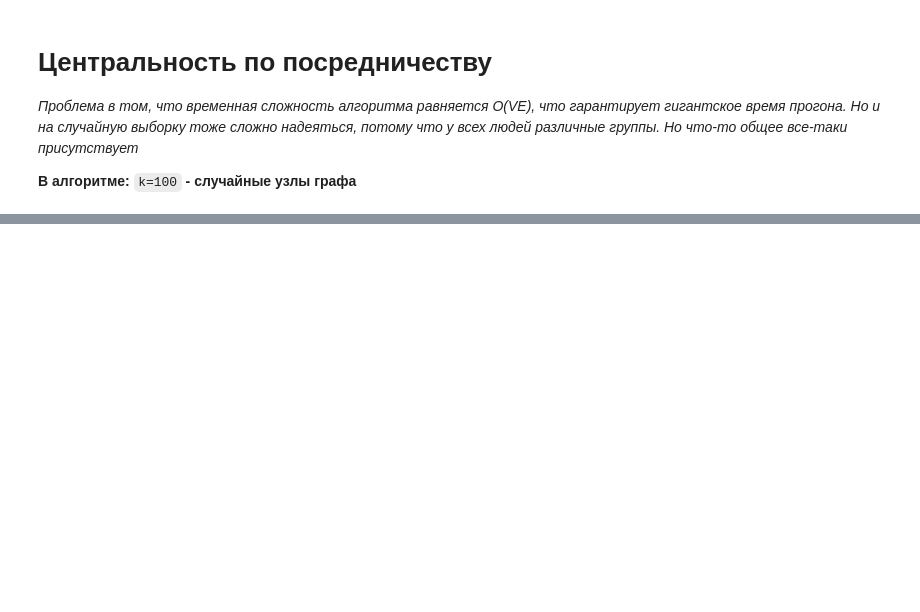
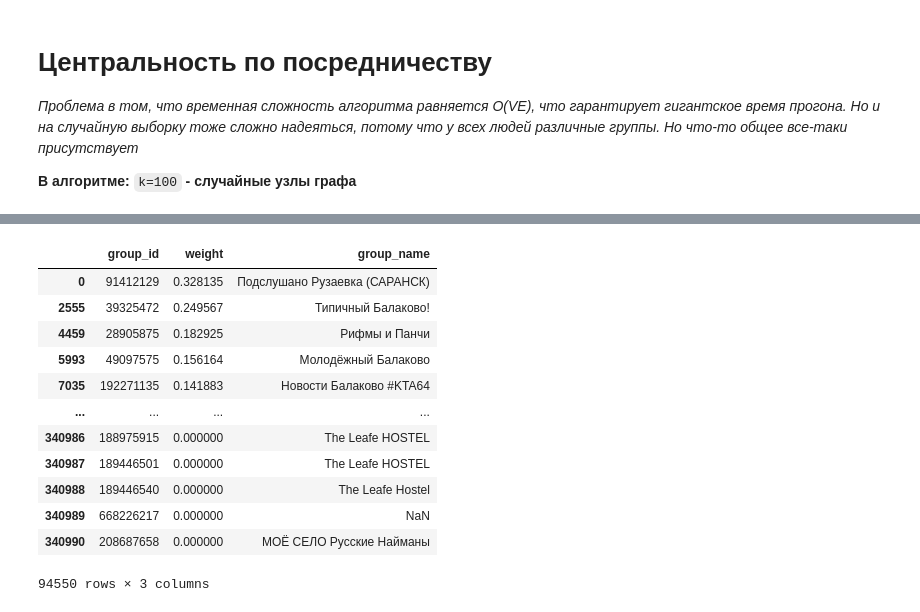
Before and after one commit to Dmitryq/ist, a Jupyter notebook: 2pr/vk_api_df.ipynb, the cells around one changed output, grey strips where cells are left out. Drawn from its saved outputs; the diff is of its cells as text; code cells hidden in the pictures; blank space fills up the shorter version.

```diff
--- a/2pr/vk_api_df.ipynb
+++ b/2pr/vk_api_df.ipynb
@@ -142,3 +155,3 @@ result_df.drop_duplicates()
 # %%
 # Центральность по собственному вектору
-eigenvector_centrality = sorted(list(nx.eigenvector_centrality_numpy(G1).items()), key=lambda i: i[1], reverse=True)
+eigenvector_centrality = sorted(list(nx.eigenvector_centrality(G1, max_iter=600).items()), key=lambda i: i[1], reverse=True)
@@ -151,0 +179,16 @@ KeyboardInterrupt:
+# %%
+map_df(eigenvector_centrality).drop_duplicates()
+# %% [output]
+|  | group_id | weight | group_name |
+| 0 | 91412129 | 0.328135 | Подслушано Рузаевка (САРАНСК) |
+| 2555 | 39325472 | 0.249567 | Типичный Балаково! |
+| 4459 | 28905875 | 0.182925 | Рифмы и Панчи |
+| 5993 | 49097575 | 0.156164 | Молодёжный Балаково |
+| 7035 | 192271135 | 0.141883 | Новости Балаково #KTA64 |
+| ... | ... | ... | ... |
+| 340986 | 188975915 | 0.000000 | The Leafe HOSTEL |
+| 340987 | 189446501 | 0.000000 | The Leafe HOSTEL |
+| 340988 | 189446540 | 0.000000 | The Leafe Hostel |
+| 340989 | 668226217 | 0.000000 | NaN |
+| 340990 | 208687658 | 0.000000 | МОЁ СЕЛО Русские Найманы |
+94550 rows × 3 columns
```
Also changed, not shown: parts of 18 cells of this notebook.
